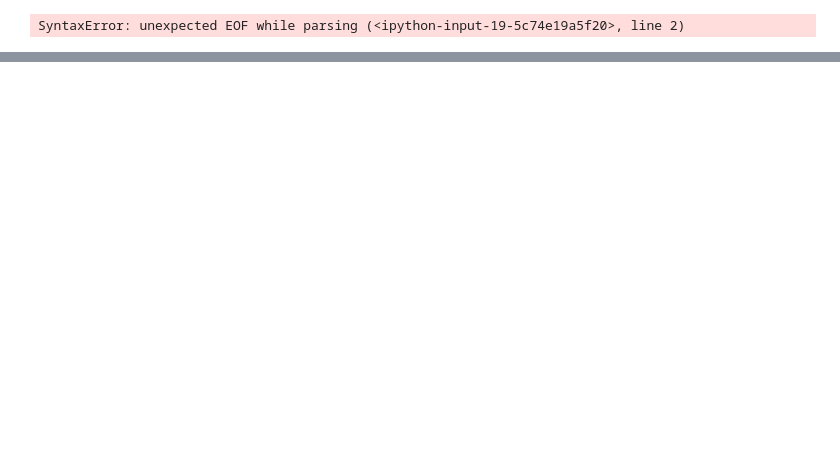
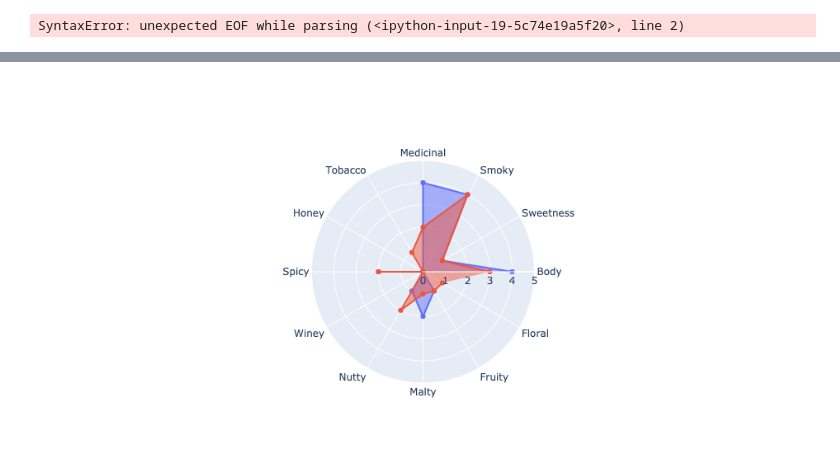
Before and after one commit to melissammcmillan/Scotch_Recommender, a Jupyter notebook: code/03_Prep_for_App.ipynb, the cells around one changed output, grey strips where cells are left out. Cells and saved outputs as stored; diff of their text form; code cells hidden in the pictures; blank space fills up the shorter version.

```diff
--- a/code/03_Prep_for_App.ipynb
+++ b/code/03_Prep_for_App.ipynb
@@ -106,0 +114,31 @@ fig.show()
+# %%
+categories = ['Body', 'Sweetness', 'Smoky', 'Medicinal', 'Tobacco', 'Honey', 'Spicy',
+                 'Winey', 'Nutty', 'Malty', 'Fruity', 'Floral']
+
+fig = go.Figure()
+
+fig.add_trace(go.Scatterpolar(
+      r=[4, 1, 4, 4, 0, 0, 2, 0, 1, 2, 1, 0],
+      theta=categories,
+      fill='toself',
+      name='Product A'
+))
+fig.add_trace(go.Scatterpolar(
+      r=[3, 1, 4, 2, 1, 0, 2, 0, 2, 1, 1, 1],
+      theta=categories,
+      fill='toself',
+      name='Product B'
+))
+
+fig.update_layout(
+  polar=dict(
+    radialaxis=dict(
+      visible=True,
+      range=[0, 5]
+    )),
+  showlegend=False
+)
+
+fig.show()
+# %% [output]
+[figure, added]
```
Also changed, not shown: parts of 7 cells of this notebook.
